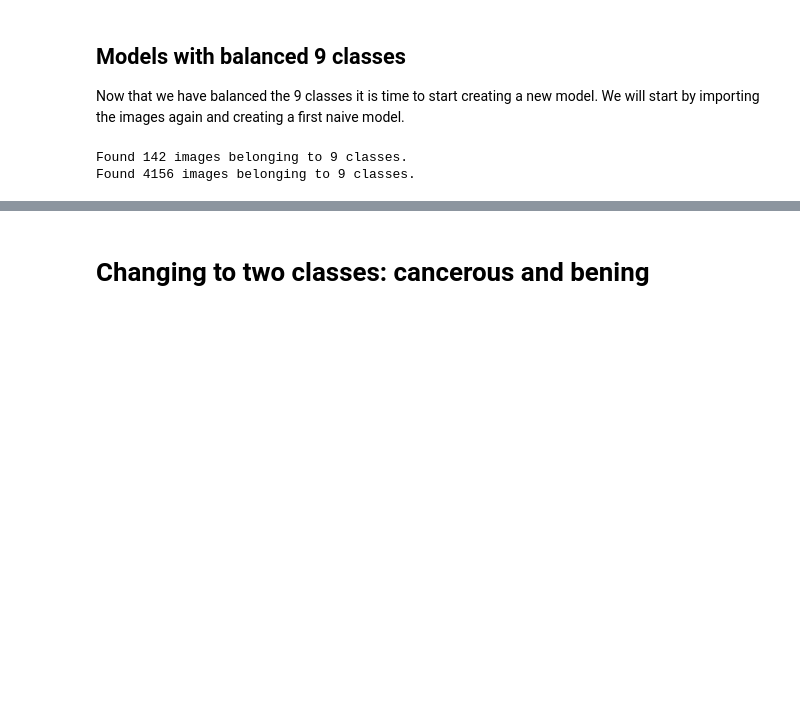
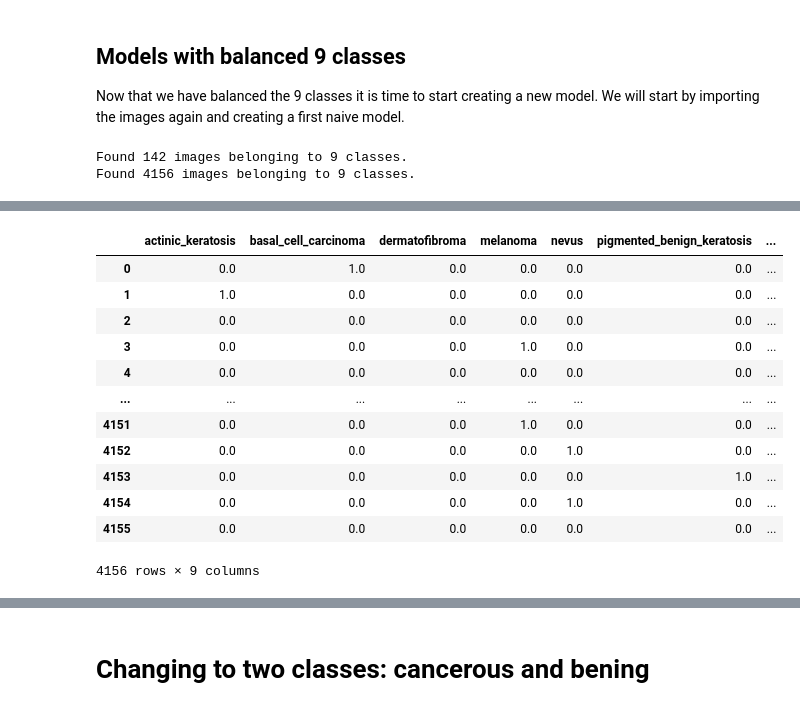
Before and after one commit to MNLKuzmin/SkinCancerDetection, a Jupyter notebook: SkinCancerDetection.ipynb, the cells around one changed output, grey strips where cells are left out. Cells and saved outputs as stored; diff of their text form; code cells hidden in the pictures; blank space fills up the shorter version.

```diff
--- a/SkinCancerDetection.ipynb
+++ b/SkinCancerDetection.ipynb
@@ -2234,0 +2246,19 @@ Found 4156 images belonging to 9 classes.
+# %%
+dataframe_train=pd.DataFrame(train_lab, columns=['actinic_keratosis', 'basal_cell_carcinoma',\
+            'dermatofibroma', 'melanoma', 'nevus', 'pigmented_benign_keratosis',\
+            'seborrheic_keratosis', 'squamous_cell_carcinoma', 'vascular_lesion'])
+dataframe_train
+# %% [output]
+|  | actinic_keratosis | basal_cell_carcinoma | dermatofibroma | melanoma | nevus | pigmented_benign_keratosis | ... |
+| 0 | 0.0 | 1.0 | 0.0 | 0.0 | 0.0 | 0.0 | ... |
+| 1 | 1.0 | 0.0 | 0.0 | 0.0 | 0.0 | 0.0 | ... |
+| 2 | 0.0 | 0.0 | 0.0 | 0.0 | 0.0 | 0.0 | ... |
+| 3 | 0.0 | 0.0 | 0.0 | 1.0 | 0.0 | 0.0 | ... |
+| 4 | 0.0 | 0.0 | 0.0 | 0.0 | 0.0 | 0.0 | ... |
+| ... | ... | ... | ... | ... | ... | ... | ... |
+| 4151 | 0.0 | 0.0 | 0.0 | 1.0 | 0.0 | 0.0 | ... |
+| 4152 | 0.0 | 0.0 | 0.0 | 0.0 | 1.0 | 0.0 | ... |
+| 4153 | 0.0 | 0.0 | 0.0 | 0.0 | 0.0 | 1.0 | ... |
+| 4154 | 0.0 | 0.0 | 0.0 | 0.0 | 1.0 | 0.0 | ... |
+| 4155 | 0.0 | 0.0 | 0.0 | 0.0 | 0.0 | 0.0 | ... |
+4156 rows × 9 columns
```
Also changed, not shown: parts of 33 cells of this notebook.
